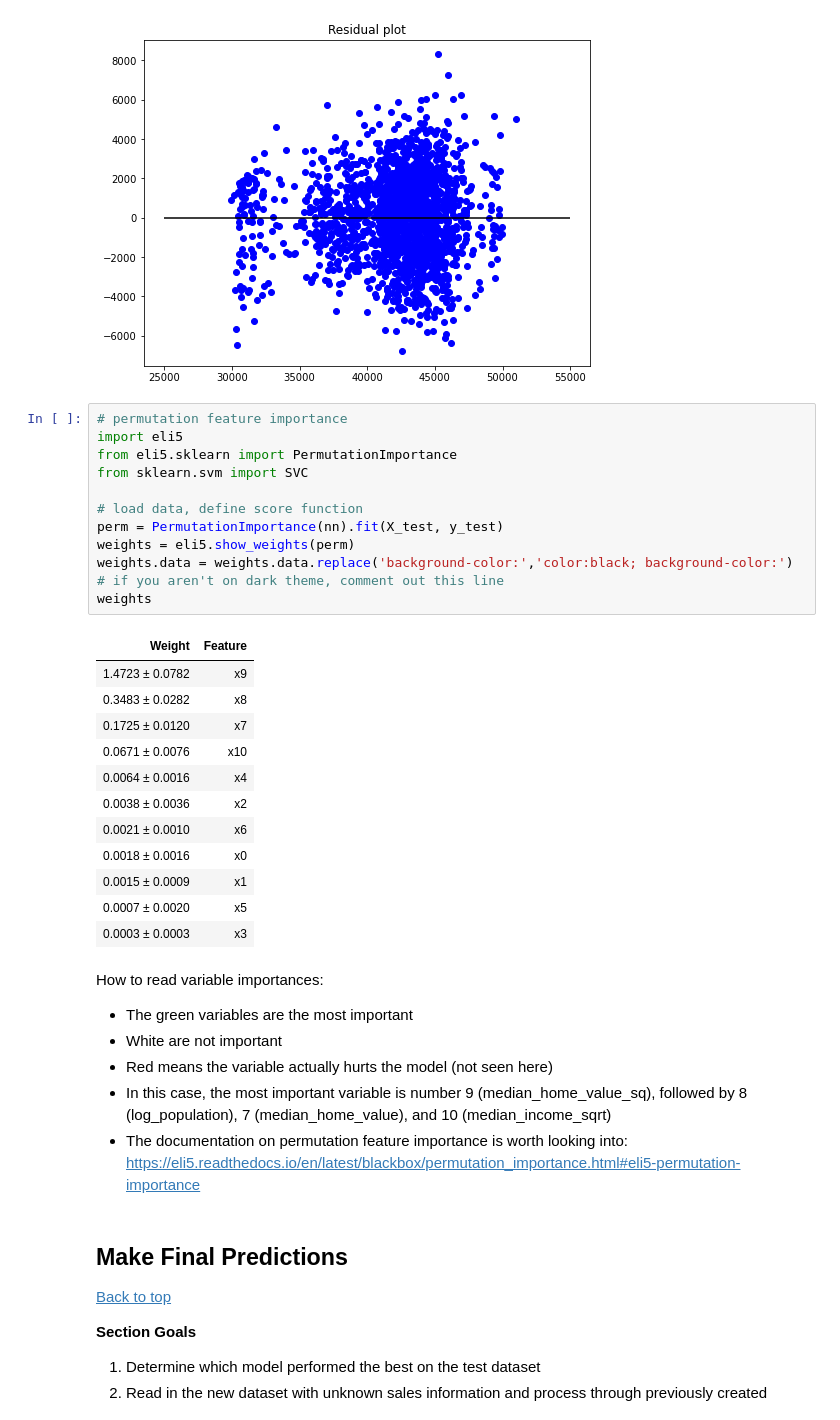
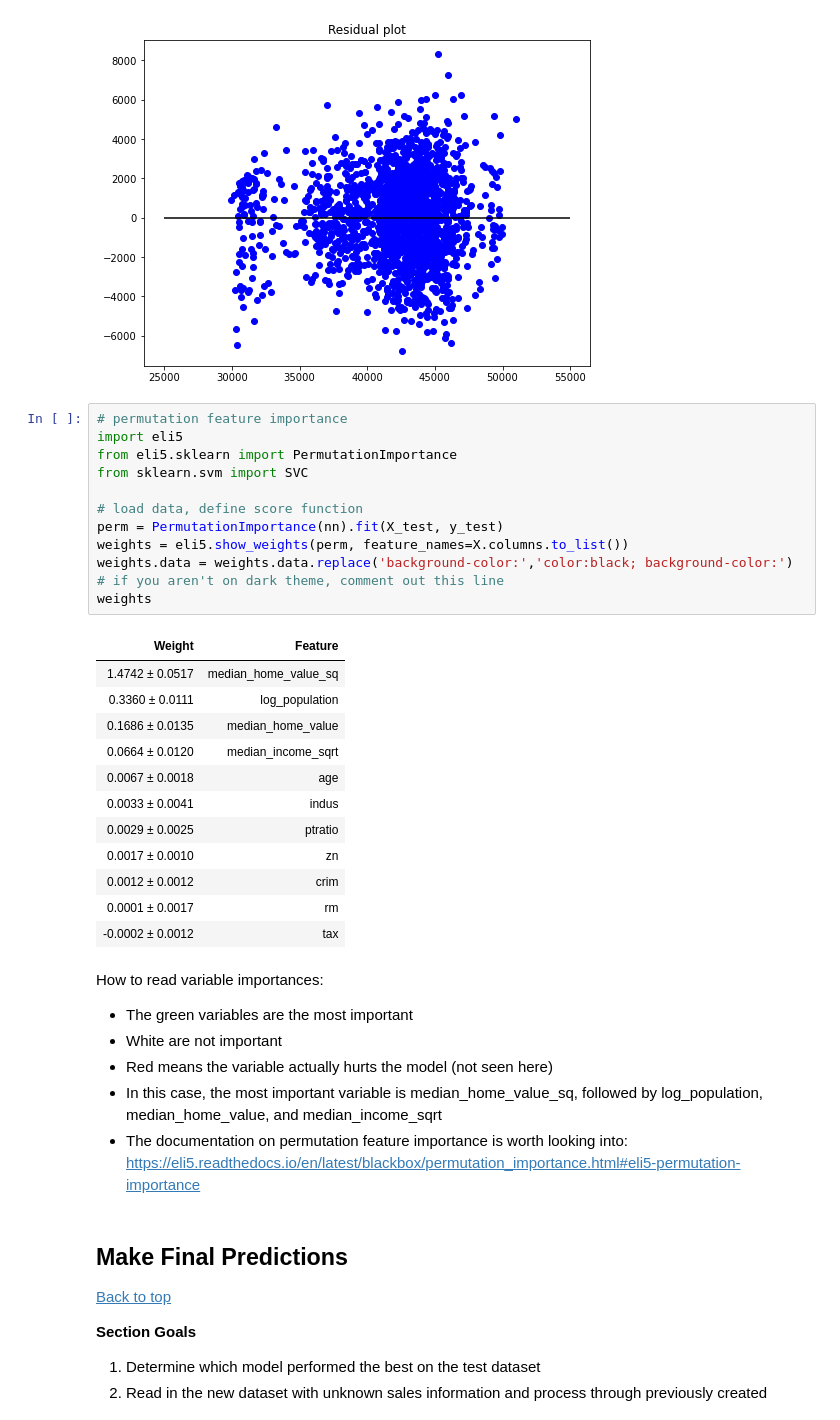
Before and after one commit to mikekeith52/PythonRegression, a Jupyter notebook: predict_sales.ipynb, the cells around one changed output. Drawn from its saved outputs; the diff is of its cells as text.

Commit message:
Updates
Fixed spelling errors, added feature names to permuation feature importance table

```diff
--- a/predict_sales.ipynb
+++ b/predict_sales.ipynb
@@ -855,33 +817,33 @@ Text(0.5, 1.0, 'Residual plot')
 # %%
 # permutation feature importance
 import eli5
 from eli5.sklearn import PermutationImportance
 from sklearn.svm import SVC
 
 # load data, define score function
 perm = PermutationImportance(nn).fit(X_test, y_test)
-weights = eli5.show_weights(perm)
+weights = eli5.show_weights(perm, feature_names=X.columns.to_list())
 weights.data = weights.data.replace('background-color:','color:black; background-color:') # if you aren't on dark theme, comment out this line
 weights
 # %% [output]
 | Weight | Feature |
-| 1.4723 ± 0.0782 | x9 |
-| 0.3483 ± 0.0282 | x8 |
-| 0.1725 ± 0.0120 | x7 |
-| 0.0671 ± 0.0076 | x10 |
-| 0.0064 ± 0.0016 | x4 |
-| 0.0038 ± 0.0036 | x2 |
-| 0.0021 ± 0.0010 | x6 |
-| 0.0018 ± 0.0016 | x0 |
-| 0.0015 ± 0.0009 | x1 |
-| 0.0007 ± 0.0020 | x5 |
-| 0.0003 ± 0.0003 | x3 |
+| 1.4742 ± 0.0517 | median_home_value_sq |
+| 0.3360 ± 0.0111 | log_population |
+| 0.1686 ± 0.0135 | median_home_value |
+| 0.0664 ± 0.0120 | median_income_sqrt |
+| 0.0067 ± 0.0018 | age |
+| 0.0033 ± 0.0041 | indus |
+| 0.0029 ± 0.0025 | ptratio |
+| 0.0017 ± 0.0010 | zn |
+| 0.0012 ± 0.0012 | crim |
+| 0.0001 ± 0.0017 | rm |
+| -0.0002 ± 0.0012 | tax |
 # %% [markdown]
 How to read variable importances:
 - The green variables are the most important
 - White are not important
 - Red means the variable actually hurts the model (not seen here)
-- In this case, the most important variable is number 9 (median_home_value_sq), followed by 8 (log_population), 7 (median_home_value), and 10 (median_income_sqrt)
+- In this case, the most important variable is median_home_value_sq, followed by log_population, median_home_value, and median_income_sqrt
 - The documentation on permutation feature importance is worth looking into: [https://eli5.readthedocs.io/en/latest/blackbox/permutation_importance.html#eli5-permutation-importance](https://eli5.readthedocs.io/en/latest/blackbox/permutation_importance.html#eli5-permutation-importance)
 # %% [markdown]
 ## Make Final Predictions
```
Also changed, not shown: parts of 21 cells of this notebook, 4 other files.
